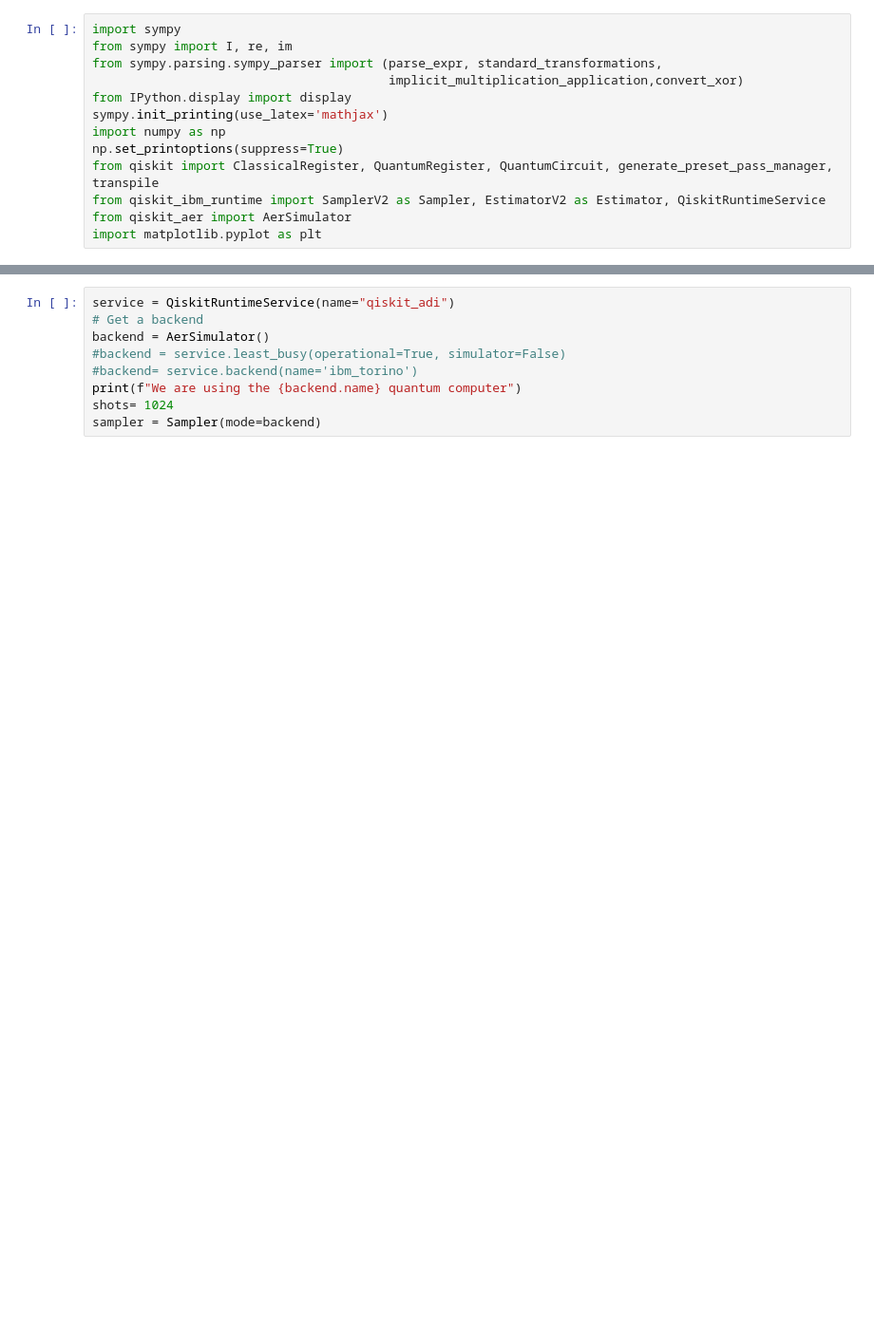
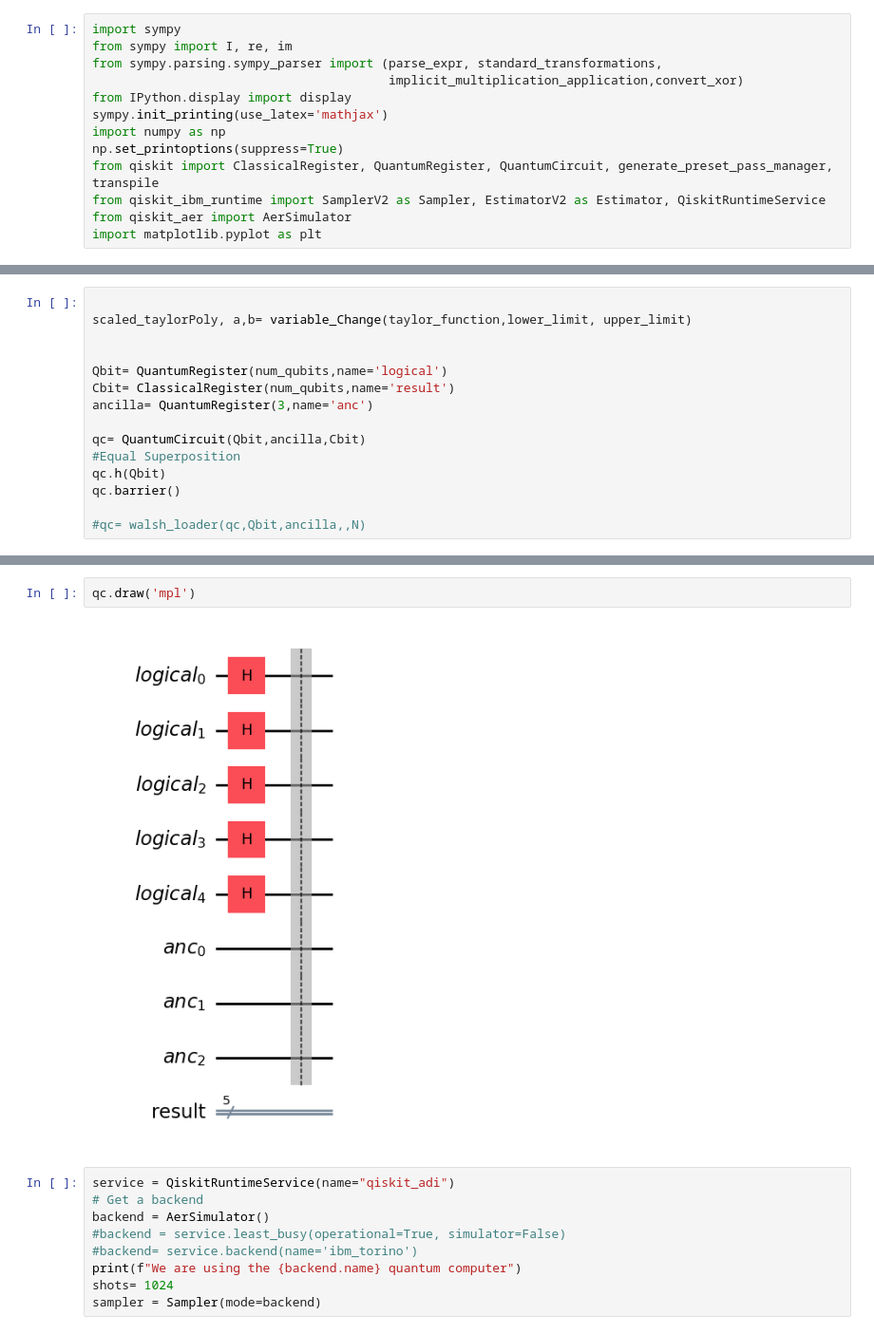
Before and after one commit to Adithya2685-git/Quantum-General-Integration-Algorithm, a Jupyter notebook: MCI.ipynb, the cells around one changed output, grey strips where cells are left out. Shown at 95% size. Cells and saved outputs as stored; diff of their text form; blank space fills up the shorter version.

```diff
--- a/MCI.ipynb
+++ b/MCI.ipynb
@@ -144,0 +182,15 @@ $\displaystyle -0.0207897266986729 + 2.01925740115892 i$
+# %%
+
+scaled_taylorPoly, a,b= variable_Change(taylor_function,lower_limit, upper_limit)
+
+
+Qbit= QuantumRegister(num_qubits,name='logical')
+Cbit= ClassicalRegister(num_qubits,name='result')
+ancilla= QuantumRegister(3,name='anc')
+
+qc= QuantumCircuit(Qbit,ancilla,Cbit)
+#Equal Superposition
+qc.h(Qbit)
+qc.barrier()
+
+#qc= walsh_loader(qc,Qbit,ancilla,,N)
@@ -145,3 +202,7 @@ $\displaystyle -0.0207897266986729 + 2.01925740115892 i$
+# %%
+qc.draw('mpl')
+# %% [output]
+[figure, added]
 # %%
 service = QiskitRuntimeService(name="qiskit_adi")
 # Get a backend
```
Also changed, not shown: parts of 12 cells of this notebook.
